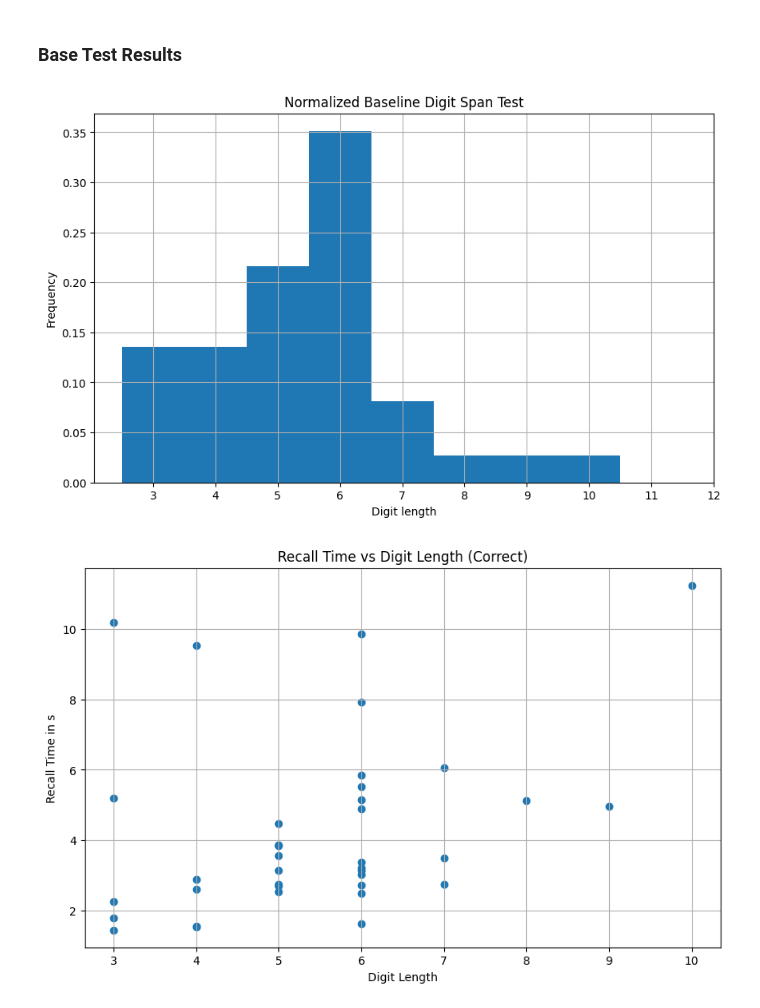
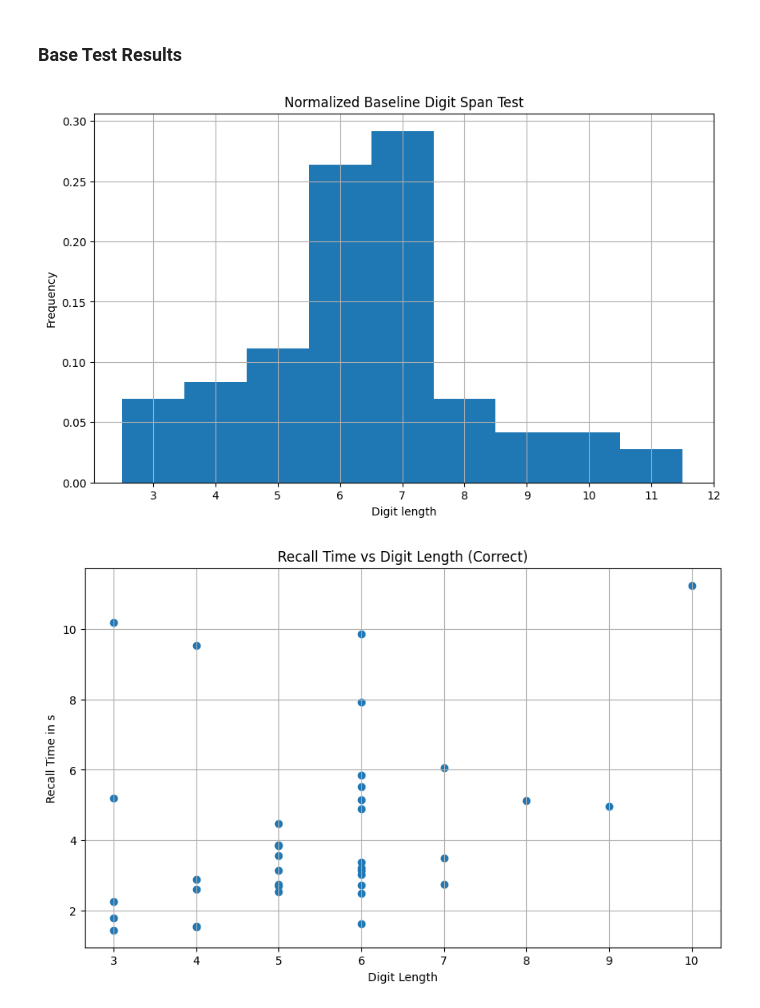
Before and after one commit to Faufreluche/Digit_Span_Trainer, a Jupyter notebook: results_analysis.ipynb, the cells around one changed output. Cells and saved outputs as stored; diff of their text form; code cells hidden in the pictures.

```diff
--- a/results_analysis.ipynb
+++ b/results_analysis.ipynb
@@ -14,6 +14,9 @@ import matplotlib.pyplot as plt
 # %%
 # list all files in Analysis folder
 files = os.listdir('Analysis')
+print(files)
 files.remove('wrangler_digit_span_log.xlsx')
+files.remove('wraight_digit_span_log.xlsx')
+files.remove('wraight_digit_span_log.csv')
 print(files)
 # %% [output]
@@ -35,6 +39,10 @@ df_merged_main['date'] = df_merged_main['date'].dt.strftime('%Y-%m-%d %H:%M:%S')
 df_wrangler = pd.read_excel('Analysis/wrangler_digit_span_log.xlsx', dtype=str)
 df_merged_main = pd.concat([df_merged_main, df_wrangler], ignore_index=True)
 
+# load wrangler digit span log from xlsx and concat
+df_wraight = pd.read_excel('Analysis/wraight_digit_span_log.xlsx', dtype=str)
+df_merged_main = pd.concat([df_merged_main, df_wraight], ignore_index=True)
+
 # drop column feedback
 df_merged_main = df_merged_main.drop(columns=['feedback'])
 # %%
@@ -158,0 +171,19 @@ memory usage: 377.1+ KB
+# %%
+# Ensure the data is sorted by user_name and session_nr
+df_merged_main.sort_values(by=['user_name', 'session_nr'], inplace=True)
+
+# Filter data where session_mode = 2
+df_mode_2 = df_merged_main[df_merged_main['session_mode'] == 2]
+
+# Creating a function to reset counter when the user name changes
+def reset_counter(group):
+    counter = (group['session_nr'] != group['session_nr'].shift()).cumsum()
+    return counter
+
+# Apply the function to each group (user)
+df_mode_2['test_session_nr'] = df_mode_2.groupby('user_name').apply(reset_counter).reset_index(level=0, drop=True)
+
+# The 'test_session_nr' column now increases for each session and resets for each new user
+
+# Sample code to display the modified dataframe (for verification)
+df_mode_2.tail(30)
@@ -169,22 +228,22 @@ df_baseline = df_merged_main[df_merged_main['session_mode'] == 3]
 # %%
 # plot histogram of baseline using plt in range of 1 to 14
 plt.figure(figsize=(10, 6))
 
 # normalize to 1 and where outcome is correct
-plt.hist(df_baseline[df_baseline['outcome'] == 'correct']['digit_length'], bins=range(3, 13), density=True)
+plt.hist(df_baseline['digit_length'], bins=range(3, 13), density=True)
 
 plt.title('Normalized Baseline Digit Span Test')
 plt.xlabel('Digit length')
 plt.ylabel('Frequency')
 
 # move x tick labels to center of bars
 plt.xticks([i + 0.5 for i in range(3, 13)], [i for i in range(3, 13)])
 
 plt.grid(True)
 
 plt.show()
 # %% [output]
-[figure, old version]
+[figure, new version]
 # %%
 # plot recall time vs digit length
 plt.figure(figsize=(10, 6))
```
Also changed, not shown: parts of 17 cells of this notebook, 1 other file.
